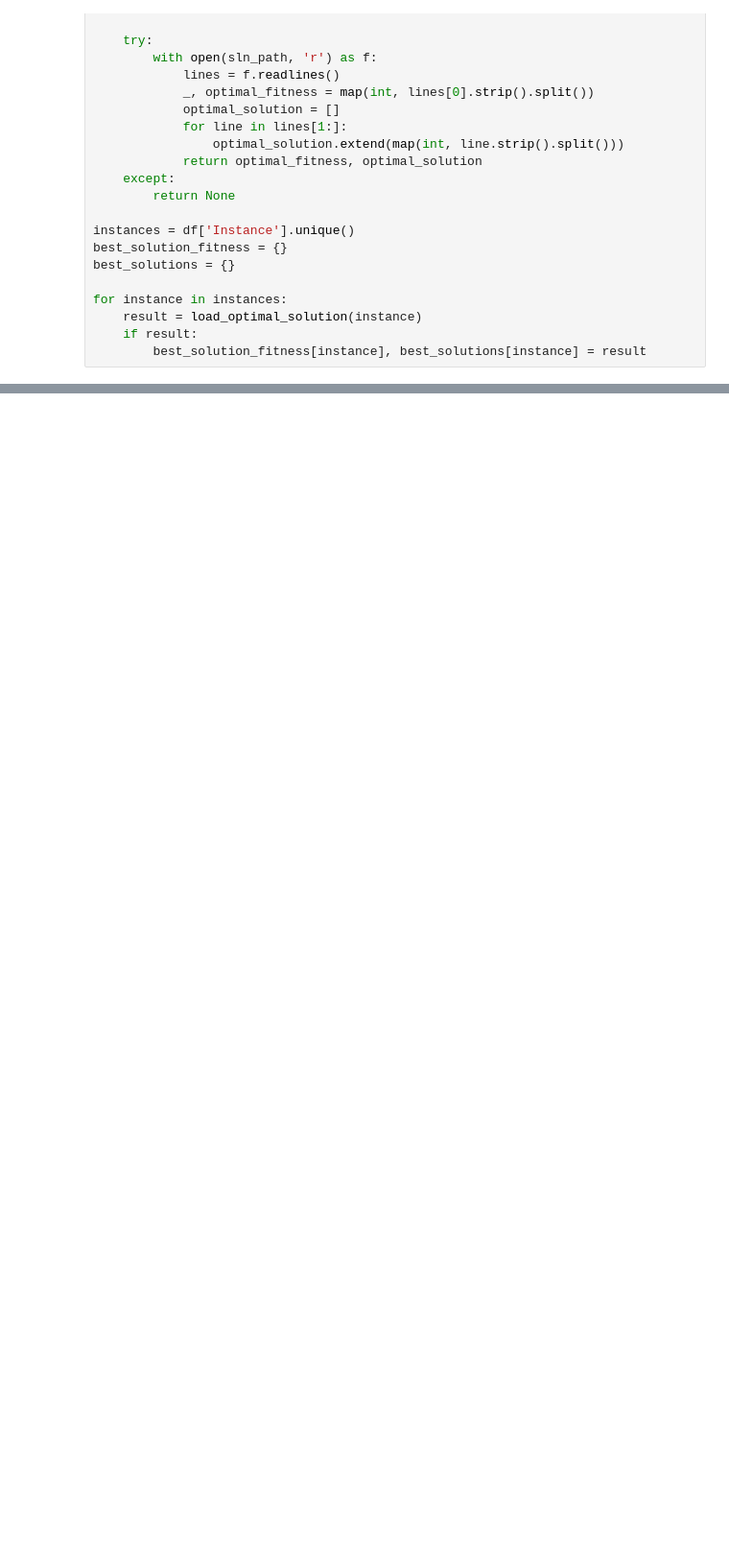
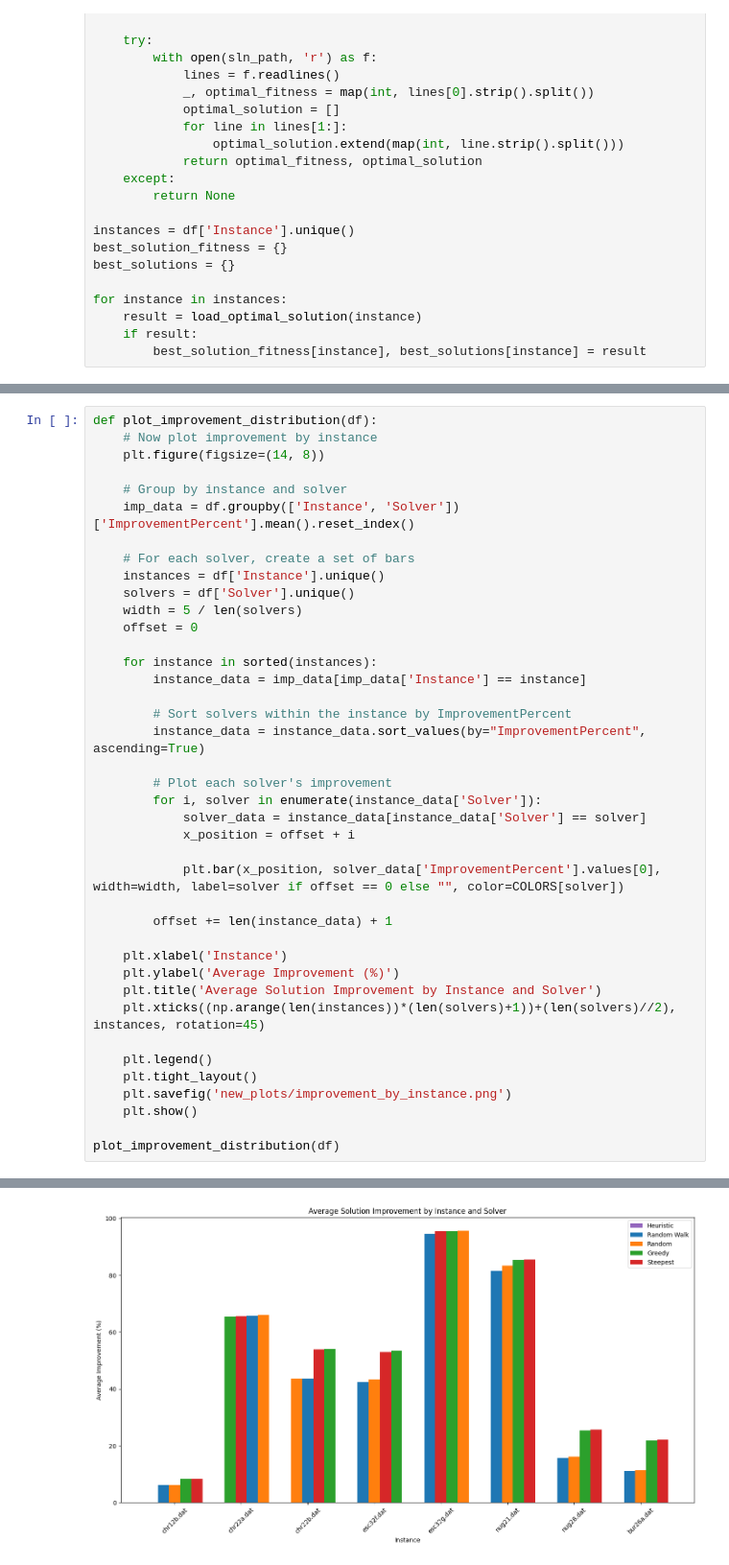
Before and after one commit to SamuelJanas/qap_solver, a Jupyter notebook: plots.ipynb, the cells around one changed output, grey strips where cells are left out. Shown at 96% size. Drawn from its saved outputs; the diff is of its cells as text; blank space fills up the shorter version.

```diff
--- a/plots.ipynb
+++ b/plots.ipynb
@@ -374,0 +342,41 @@ plot_gap_to_best(df, output_dir)
+# %%
+def plot_improvement_distribution(df):
+    # Now plot improvement by instance
+    plt.figure(figsize=(14, 8))
+
+    # Group by instance and solver
+    imp_data = df.groupby(['Instance', 'Solver'])['ImprovementPercent'].mean().reset_index()
+
+    # For each solver, create a set of bars
+    instances = df['Instance'].unique()
+    solvers = df['Solver'].unique()
+    width = 5 / len(solvers)
+    offset = 0
+
+    for instance in sorted(instances):
+        instance_data = imp_data[imp_data['Instance'] == instance]
+
+        # Sort solvers within the instance by ImprovementPercent
+        instance_data = instance_data.sort_values(by="ImprovementPercent", ascending=True)
+
+        # Plot each solver's improvement
+        for i, solver in enumerate(instance_data['Solver']):
+            solver_data = instance_data[instance_data['Solver'] == solver]
+            x_position = offset + i
+
+            plt.bar(x_position, solver_data['ImprovementPercent'].values[0], width=width, label=solver if offset == 0 else "", color=COLORS[solver])
+
+        offset += len(instance_data) + 1
+
+    plt.xlabel('Instance')
+    plt.ylabel('Average Improvement (%)')
+    plt.title('Average Solution Improvement by Instance and Solver')
+    plt.xticks((np.arange(len(instances))*(len(solvers)+1))+(len(solvers)//2), instances, rotation=45)
+
+    plt.legend()
+    plt.tight_layout()
+    plt.savefig('new_plots/improvement_by_instance.png')
+    plt.show()
+
+plot_improvement_distribution(df)
+# %% [output]
@@ -374,0 +384 @@ plot_gap_to_best(df, output_dir)
+[figure, added]
```
Also changed, not shown: parts of 17 cells of this notebook, 1 other file.
